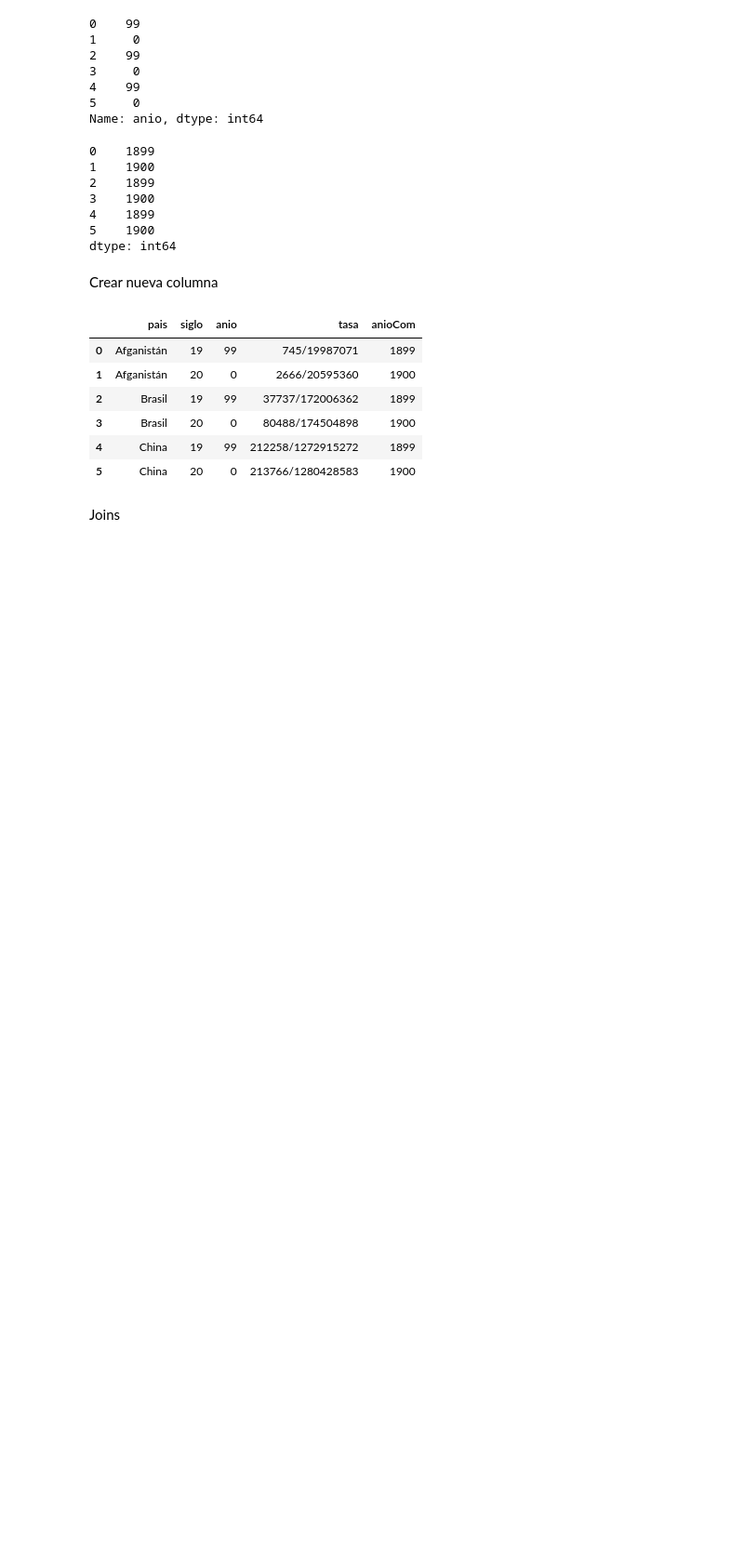
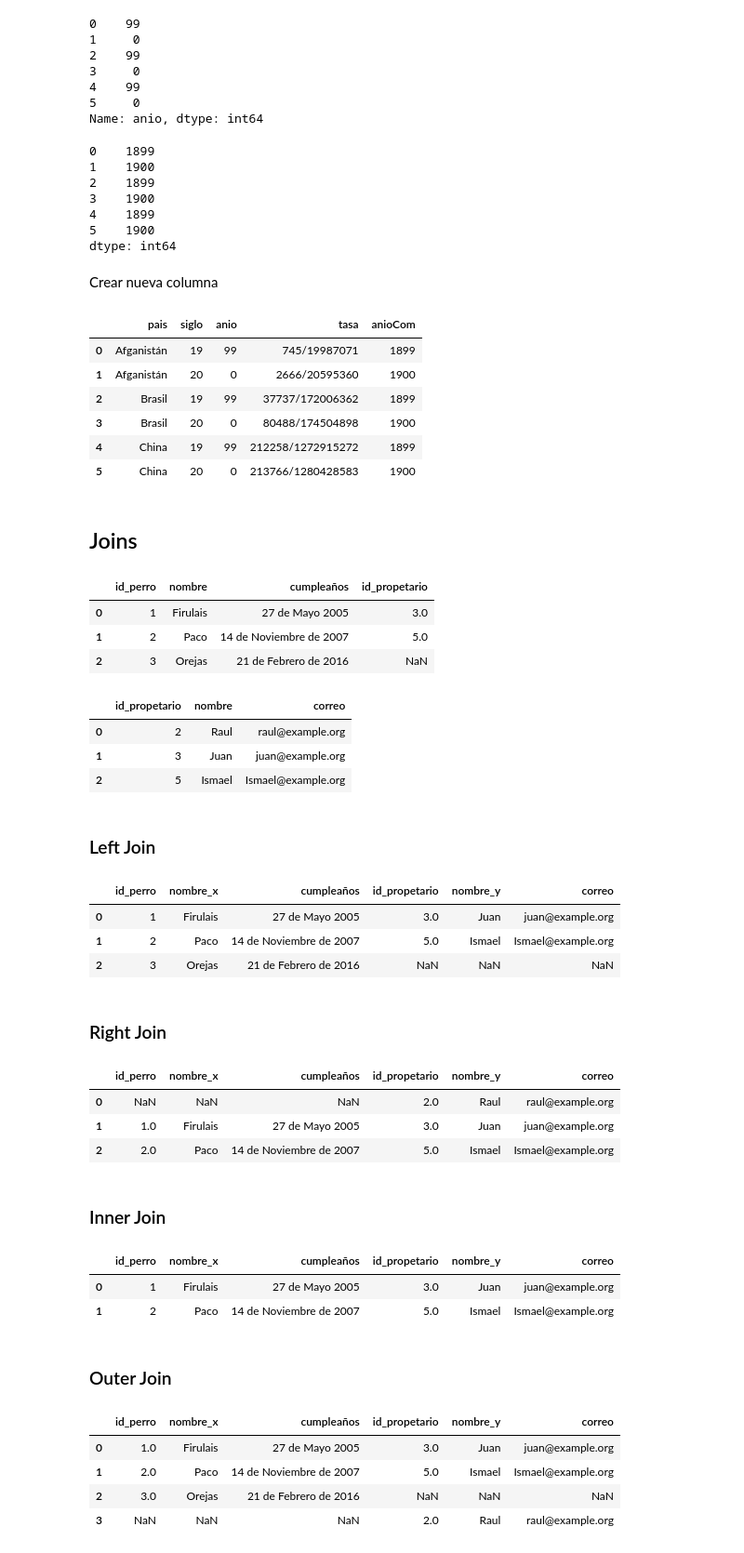
Before and after one commit to Data-G17A/notebooks-modulo-2, a Jupyter notebook: sesion-04/sesion-04.ipynb, the cells around one changed output. Shown at 93% size. Drawn from its saved outputs; the diff is of its cells as text; code cells hidden in the pictures; blank space fills up the shorter version.

```diff
--- a/sesion-04/sesion-04.ipynb
+++ b/sesion-04/sesion-04.ipynb
@@ -296,5 +296,57 @@ fusion
 | 3 | Brasil | 20 | 0 | 80488/174504898 | 1900 |
 | 4 | China | 19 | 99 | 212258/1272915272 | 1899 |
 | 5 | China | 20 | 0 | 213766/1280428583 | 1900 |
-# %% [markdown]
-Joins
+# %% [markdown]
+## Joins
+# %%
+bd_veterinario = pd.read_csv('data/bd_veterinario.csv')
+bd_veterinario
+# %% [output]
+|  | id_perro | nombre | cumpleaños | id_propetario |
+| 0 | 1 | Firulais | 27 de Mayo 2005 | 3.0 |
+| 1 | 2 | Paco | 14 de Noviembre de 2007 | 5.0 |
+| 2 | 3 | Orejas | 21 de Febrero de 2016 | NaN |
+# %%
+bd_propietarios = pd.read_csv('data/bd_propetarios.csv')
+bd_propietarios
+# %% [output]
+|  | id_propetario | nombre | correo |
+| 0 | 2 | Raul | raul@example.org |
+| 1 | 3 | Juan | juan@example.org |
+| 2 | 5 | Ismael | Ismael@example.org |
+# %% [markdown]
+### Left Join
+# %%
+pd.merge(bd_veterinario, bd_propietarios, how='left', on='id_propetario')
+# %% [output]
+|  | id_perro | nombre_x | cumpleaños | id_propetario | nombre_y | correo |
+| 0 | 1 | Firulais | 27 de Mayo 2005 | 3.0 | Juan | juan@example.org |
+| 1 | 2 | Paco | 14 de Noviembre de 2007 | 5.0 | Ismael | Ismael@example.org |
+| 2 | 3 | Orejas | 21 de Febrero de 2016 | NaN | NaN | NaN |
+# %% [markdown]
+### Right Join
+# %%
+pd.merge(bd_veterinario, bd_propietarios, how='right', on='id_propetario')
+# %% [output]
+|  | id_perro | nombre_x | cumpleaños | id_propetario | nombre_y | correo |
+| 0 | NaN | NaN | NaN | 2.0 | Raul | raul@example.org |
+| 1 | 1.0 | Firulais | 27 de Mayo 2005 | 3.0 | Juan | juan@example.org |
+| 2 | 2.0 | Paco | 14 de Noviembre de 2007 | 5.0 | Ismael | Ismael@example.org |
+# %% [markdown]
+### Inner Join
+# %%
+pd.merge(bd_veterinario, bd_propietarios, how='inner', on='id_propetario')
+# %% [output]
+|  | id_perro | nombre_x | cumpleaños | id_propetario | nombre_y | correo |
+| 0 | 1 | Firulais | 27 de Mayo 2005 | 3.0 | Juan | juan@example.org |
+| 1 | 2 | Paco | 14 de Noviembre de 2007 | 5.0 | Ismael | Ismael@example.org |
+# %% [markdown]
+### Outer Join
+# %%
+pd.merge(bd_veterinario, bd_propietarios, how='outer', on='id_propetario')
+# %% [output]
+|  | id_perro | nombre_x | cumpleaños | id_propetario | nombre_y | correo |
+| 0 | 1.0 | Firulais | 27 de Mayo 2005 | 3.0 | Juan | juan@example.org |
+| 1 | 2.0 | Paco | 14 de Noviembre de 2007 | 5.0 | Ismael | Ismael@example.org |
+| 2 | 3.0 | Orejas | 21 de Febrero de 2016 | NaN | NaN | NaN |
+| 3 | NaN | NaN | NaN | 2.0 | Raul | raul@example.org |
```
